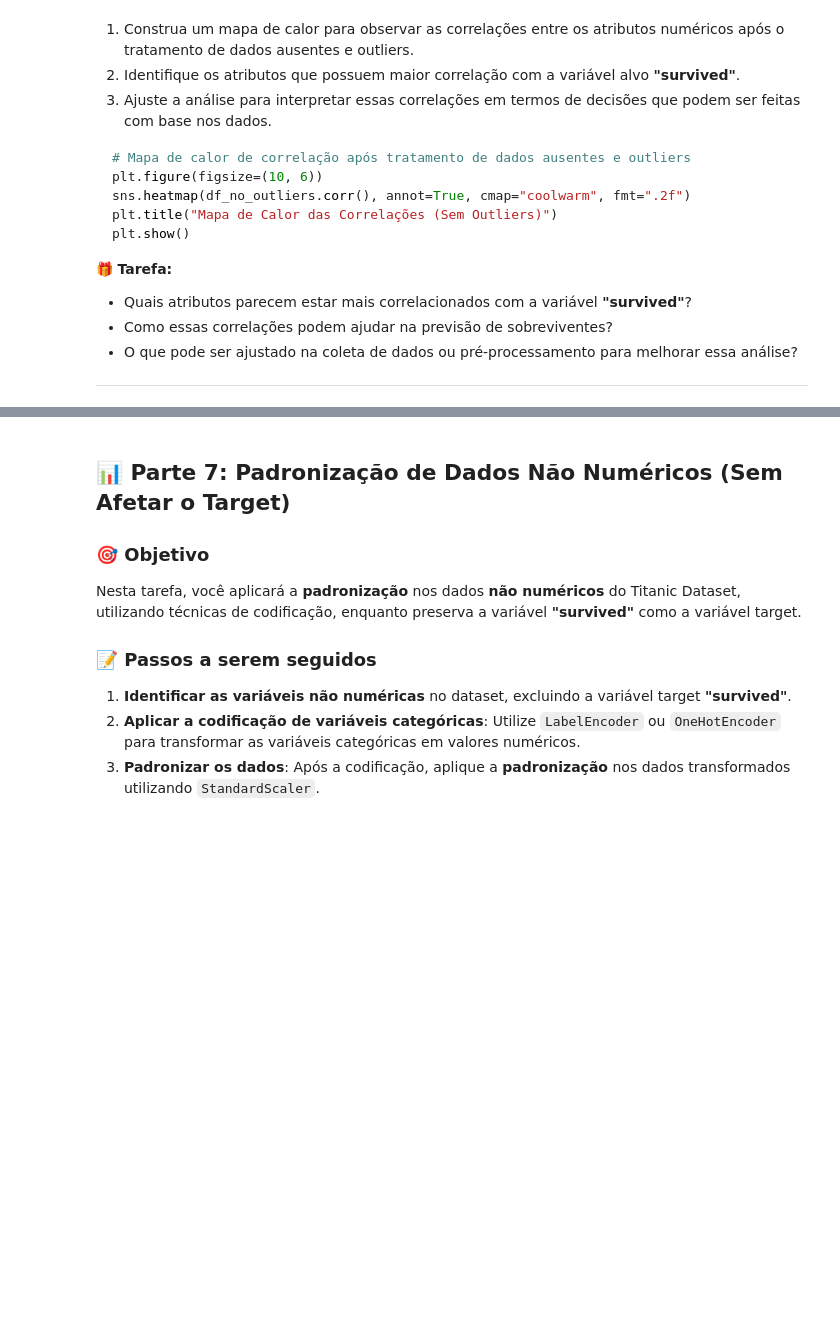
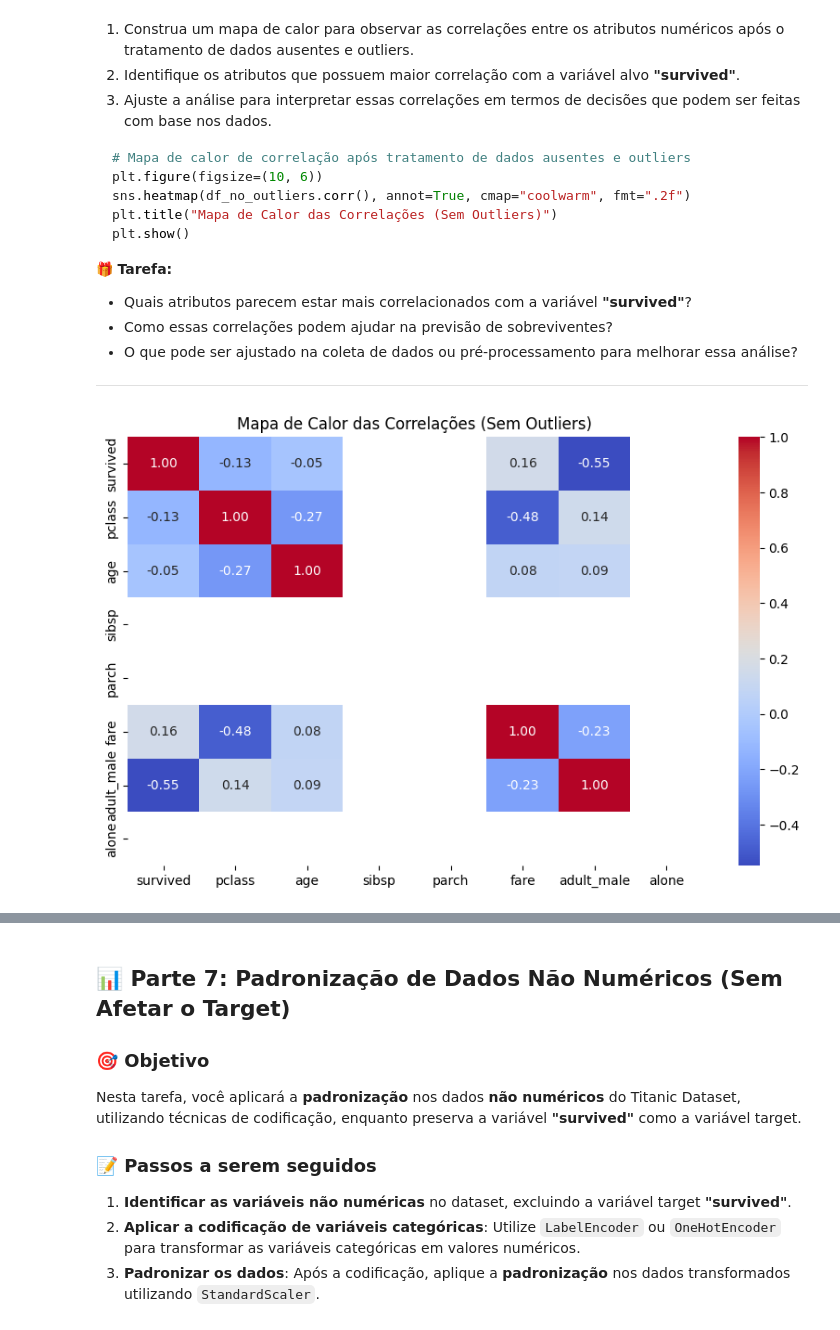
Before and after one commit to thalesfb/machine_learning, a Jupyter notebook: Tarefa_de_Revisão.ipynb, the cells around one changed output, grey strips where cells are left out. Cells and saved outputs as stored; diff of their text form; code cells hidden in the pictures; blank space fills up the shorter version.

```diff
--- a/Tarefa_de_Revisão.ipynb
+++ b/Tarefa_de_Revisão.ipynb
@@ -452,0 +514,31 @@ plt.show()
+# %%
+columns = ['age', 'fare', 'sibsp', 'parch']
+
+# Boxplot para colunas
+for col in columns:
+    plt.figure(figsize=(12, 6))
+    sns.boxplot(x=df[col])
+    plt.title(f"Boxplot de {col} (Antes da Remoção de Outliers)")
+    plt.xticks(rotation=90)
+
+
+def remove_outliers(df, column):
+    Q1 = df[column].quantile(0.25)
+    Q3 = df[column].quantile(0.75)
+    IQR = Q3 - Q1
+    lower_bound = Q1 - 1.5 * IQR
+    upper_bound = Q3 + 1.5 * IQR
+    return df[(df[column] >= lower_bound) & (df[column] <= upper_bound)]
+
+
+# Removendo outliers nas colunas
+for col in columns:
+    df_no_outliers = remove_outliers(df_no_outliers, col)
+
+# Visualizando os boxplots depois da remoção de outliers
+for col in columns:
+    plt.figure(figsize=(12, 6))
+    sns.boxplot(x=df_no_outliers[col])
+    plt.title(f"Boxplot de {col} (Depois da Remoção de Outliers)")
+    plt.xticks(rotation=90)
+    plt.show()
@@ -476,0 +579,8 @@ plt.show()
+# %%
+plt.figure(figsize=(10, 6))
+sns.heatmap(df_no_outliers.corr(numeric_only=True),
+            annot=True, cmap="coolwarm", fmt=".2f")
+plt.title("Mapa de Calor das Correlações (Sem Outliers)")
+plt.show()
+# %% [output]
+[figure, added]
```
Also changed, not shown: parts of 9 cells of this notebook.
